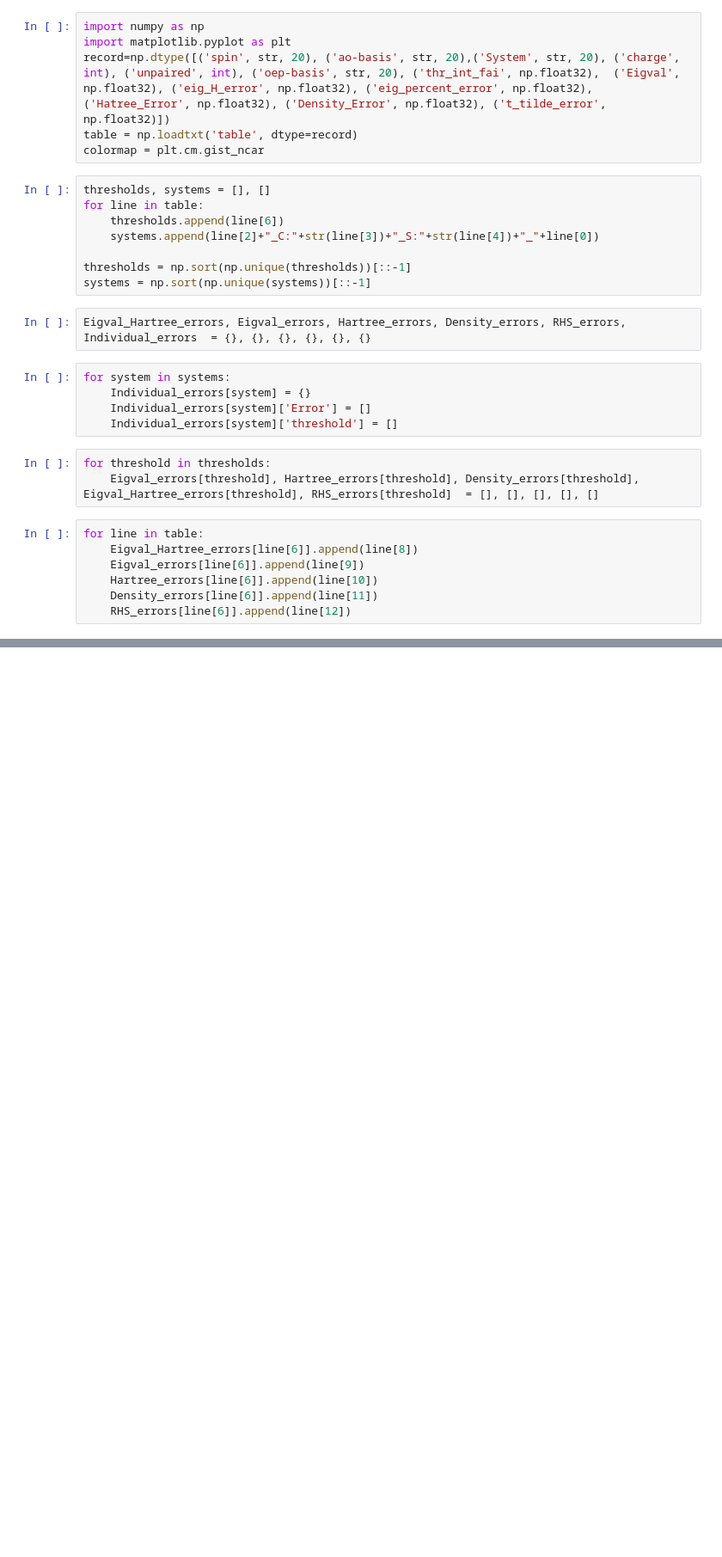
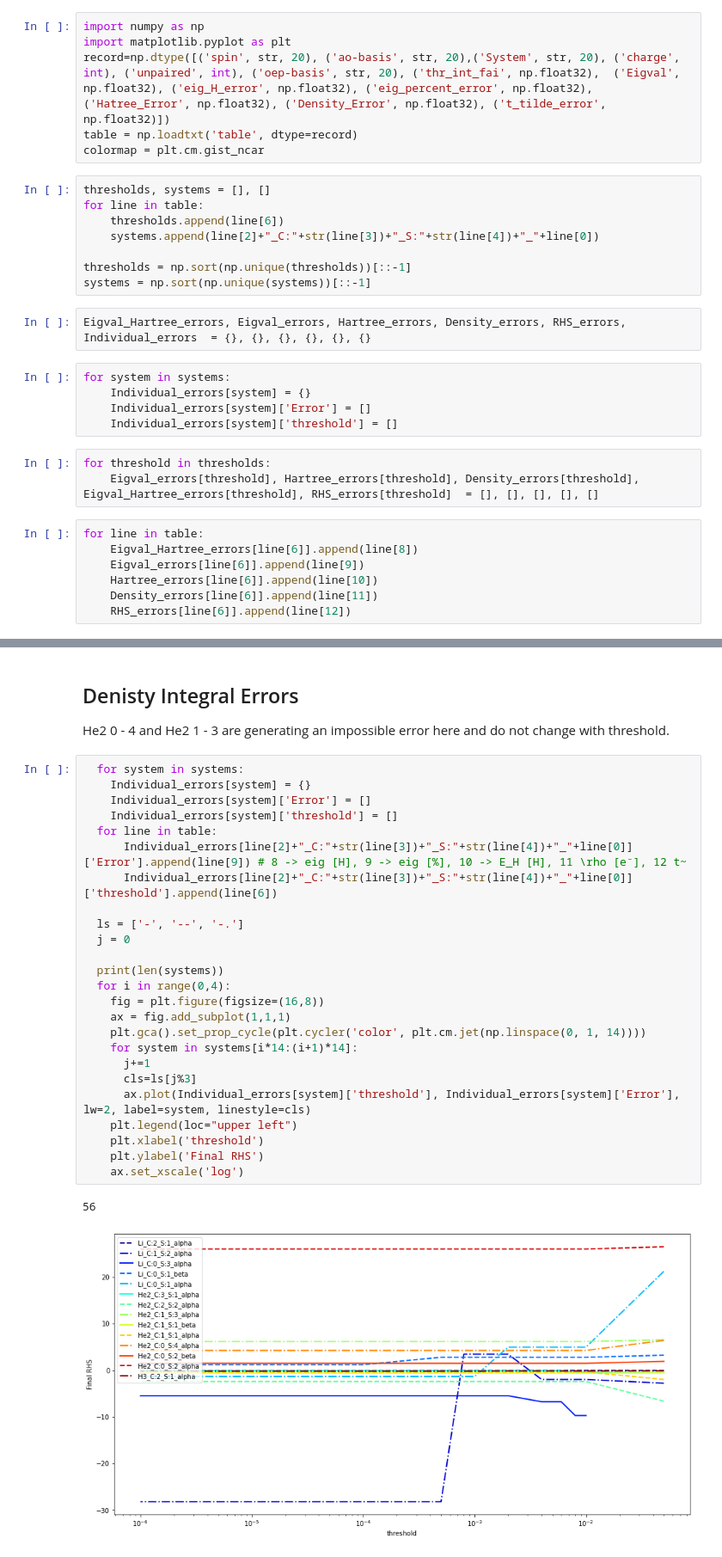
Before and after one commit to JannisErhard/Inversion-Studies, a Jupyter notebook: Analysis.ipynb, the cells around one changed output, grey strips where cells are left out. Shown at 86% size. Cells and saved outputs as stored; diff of their text form; blank space fills up the shorter version.

```diff
--- a/Analysis.ipynb
+++ b/Analysis.ipynb
@@ -48,0 +118,31 @@ for line in table:
+# %% [markdown]
+## Denisty Integral Errors
+He2 0 - 4 and He2 1 - 3 are generating an impossible error here and do not change with threshold.
+# %%
+  for system in systems:
+    Individual_errors[system] = {}
+    Individual_errors[system]['Error'] = []
+    Individual_errors[system]['threshold'] = []
+  for line in table:
+      Individual_errors[line[2]+"_C:"+str(line[3])+"_S:"+str(line[4])+"_"+line[0]]['Error'].append(line[9]) # 8 -> eig [H], 9 -> eig [%], 10 -> E_H [H], 11 \rho [e⁻], 12 t~
+      Individual_errors[line[2]+"_C:"+str(line[3])+"_S:"+str(line[4])+"_"+line[0]]['threshold'].append(line[6])
+
+  ls = ['-', '--', '-.']
+  j = 0
+
+  print(len(systems))
+  for i in range(0,4):
+    fig = plt.figure(figsize=(16,8))
+    ax = fig.add_subplot(1,1,1)
+    plt.gca().set_prop_cycle(plt.cycler('color', plt.cm.jet(np.linspace(0, 1, 14))))
+    for system in systems[i*14:(i+1)*14]:
+      j+=1
+      cls=ls[j%3]
+      ax.plot(Individual_errors[system]['threshold'], Individual_errors[system]['Error'], lw=2, label=system, linestyle=cls)
+    plt.legend(loc="upper left")
+    plt.xlabel('threshold')
+    plt.ylabel('Final RHS')
+    ax.set_xscale('log')
+# %% [output]
+56
+[figure, added]
```
Also changed, not shown: parts of 7 cells of this notebook, 1 other file.
